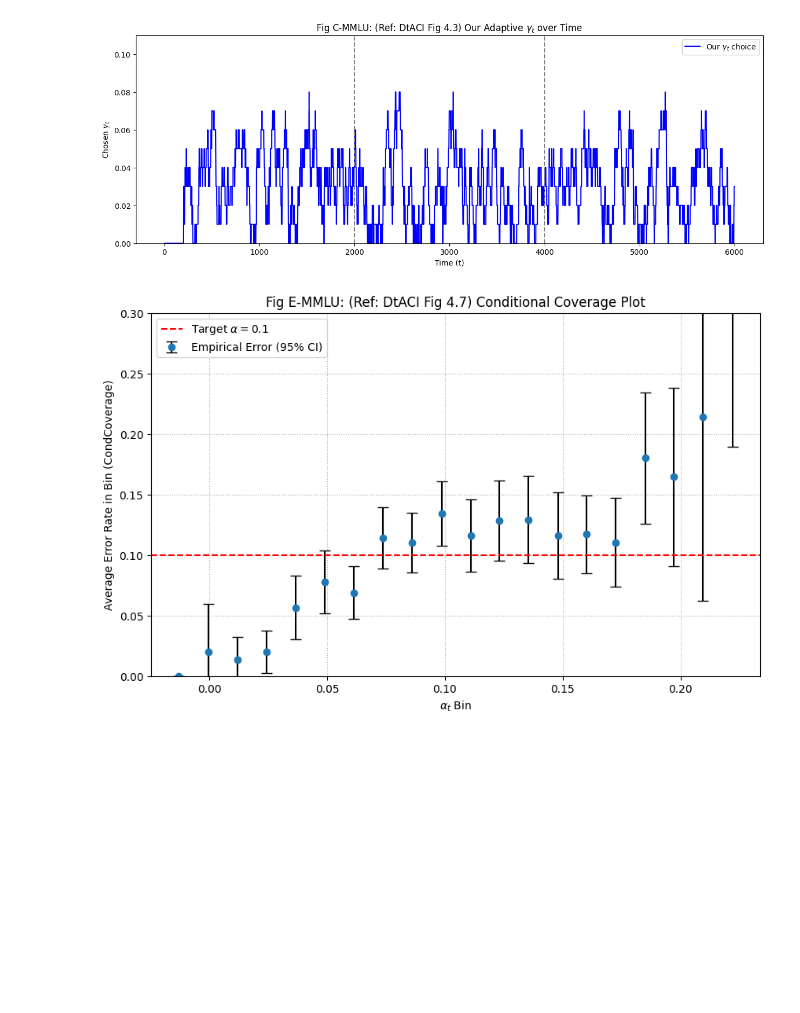
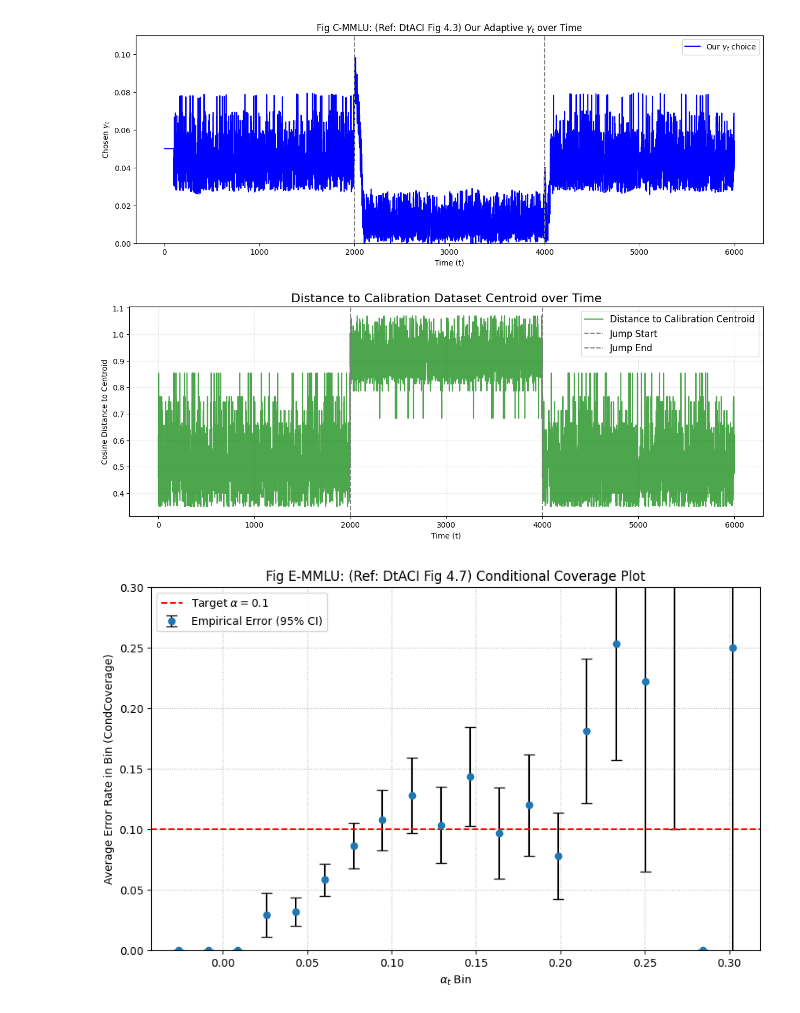
Before and after one commit to XinyuLiu71/LLMCP-ACI, a Jupyter notebook: ACI/MMLU/jump.ipynb, the cells around one changed output. Saved outputs shown, nothing was run; the diff lists cells and outputs as text; code cells hidden in the pictures; blank space fills up the shorter version.

```diff
--- a/ACI/MMLU/jump.ipynb
+++ b/ACI/MMLU/jump.ipynb
@@ -5,6 +5,7 @@ import matplotlib.pyplot as plt
 import scipy.stats as st
 from tqdm.notebook import tqdm
 import random
+import torch
 
 # --- 实验设置 (与我们的 synthetic notebook 保持一致) ---
 T = 6000                 # 我们将创建 6000 步的数据流
@@ -16,8 +17,8 @@ GAMMA_FIXED = 0.05       # 一个“调得还行”的固定 γ
 # --- 算法 2: 我们的 ACI-CF (动态 γ_t) ---
 GAMMA_MIN = 0.00         # 稳定时 γ 设为 0
 GAMMA_MAX = 0.1         # 我们将 γ_max 设为与固定 ACI 相同，以公平比较
-C_S = 2                # 我们的超参数 c (γ = c * S_t)
-WINDOW_SIZE = 200        # 用于计算 S_t (近期性能) 的滑动窗口
+C_S = 0.1                # 我们的超参数 c (γ = c * S_t)
+WINDOW_SIZE = 100        # 用于计算 S_t (近期性能) 的滑动窗口
 
 # --- MMLU 主题定义 ---
 # 先加载数据查看可用的subjects，然后随机选择
@@ -29,31 +30,23 @@ try:
     print(all_subjects)
     print()
 
-    # 随机选择5个用于校准，5个用于测试
+    # 随机选择1个用于校准，1个用于测试
     random.seed(42)  # 设置随机种子以便结果可复现
-    selected_subjects = random.sample(all_subjects, min(10, len(all_subjects)))
-    CALIBRATION_SUBJECTS = selected_subjects[:5]
-    TEST_STREAM_SUBJECTS = selected_subjects[5:10]
+    selected_subjects = random.sample(all_subjects, min(2, len(all_subjects)))
+    CALIBRATION_SUBJECTS = [selected_subjects[0]]
+    TEST_STREAM_SUBJECTS = [selected_subjects[1]]
 
-    print(f"随机选择的校准subjects (5个): {CALIBRATION_SUBJECTS}")
-    print(f"随机选择的测试subjects (5个): {TEST_STREAM_SUBJECTS}")
+    print(f"随机选择的校准subjects (1个): {CALIBRATION_SUBJECTS}")
+    print(f"随机选择的测试subjects (1个): {TEST_STREAM_SUBJECTS}")
 except FileNotFoundError:
     print(f"警告: 未找到 {DATA_FILE}，使用默认subjects")
     # 用于创建我们 *固定* 的 Q_hat
     CALIBRATION_SUBJECTS = [
-        'high_school_us_history',
-        'college_computer_science',
-        'anatomy',
-        'philosophy',
-        'professional_medicine'
+        'high_school_us_history'
     ]
     # 用于构建 *动态* 的在线测试流
     TEST_STREAM_SUBJECTS = [
-        'professional_law',
-        'global_facts',
-        'management',
-        'college_mathematics',
-        'electrical_engineering'
+        'professional_law'
     ]
 # %% [output]
 CSV中所有可用的subjects (19个):
@@ -133,7 +174,7 @@ print(f"我们的固定阈值 q_hat (在 α=0.1 时) 是: {q_90:.4f}")
 df_test_id_data = df_scores[df_scores['question_id'].isin(test_id_qids)]
 df_test_id_gt = df_test_id_data[df_test_id_data['is_ground_truth'] == True].copy()
 df_test_id_gt = df_test_id_gt.rename(columns={'choice_index': 'ground_truth_label'})
-pool_id = df_test_id_gt[['question_id', 'ground_truth_label']]
+pool_id = df_test_id_gt[['question_id', 'ground_truth_label', 'embedding']]
 print(f"创建了 {len(pool_id)} 个问题的“稳定” (ID) 池。")
 
 # (B) “剧变 / 分布外” (OOD) 问题池
@@ -141,7 +182,7 @@ print(f"创建了 {len(pool_id)} 个问题的“稳定” (ID) 池。")
 df_test_ood_data = df_scores[df_scores['subject'].isin(TEST_STREAM_SUBJECTS)]
 df_test_ood_gt = df_test_ood_data[df_test_ood_data['is_ground_truth'] == True].copy()
 df_test_ood_gt = df_test_ood_gt.rename(columns={'choice_index': 'ground_truth_label'})
-pool_ood = df_test_ood_gt[['question_id', 'ground_truth_label']]
+pool_ood = df_test_ood_gt[['question_id', 'ground_truth_label', 'embedding']]
 print(f"创建了 {len(pool_ood)} 个问题的“剧变” (OOD) 池。")
 
 
@@ -339,6 +426,18 @@ plt.ylim(0, GAMMA_MAX * 1.1)
 plt.legend()
 plt.show()
 
+# --- 2.5. 绘制 dist (与质心的距离) 随时间的变化 ---
+plt.figure(figsize=(15, 5))
+plt.plot(dist_history, label="Distance to Calibration Centroid", color='green', alpha=0.7)
+plt.title("Distance to Calibration Dataset Centroid over Time", fontsize=16)
+plt.xlabel("Time (t)")
+plt.ylabel("Cosine Distance to Centroid")
+plt.axvline(2000, color='gray', linestyle='--', label='Jump Start')
+plt.axvline(4000, color='gray', linestyle='--', label='Jump End')
+plt.legend(fontsize=12)
+plt.grid(True, linestyle=':', alpha=0.5)
+plt.show()
+
 # --- 3. "Stability Plot" (Fig E): 条件覆盖率 ---
 df_diag = pd.DataFrame({
     'alpha_t': alpha_aci_ours,
@@ -381,2 +480,3 @@ plt.show()
-[figure, old version]
+[figure, new version]
-[figure, old version]
+[figure, new version]
+[figure, added]
```
Also changed, not shown: parts of 7 cells of this notebook.
